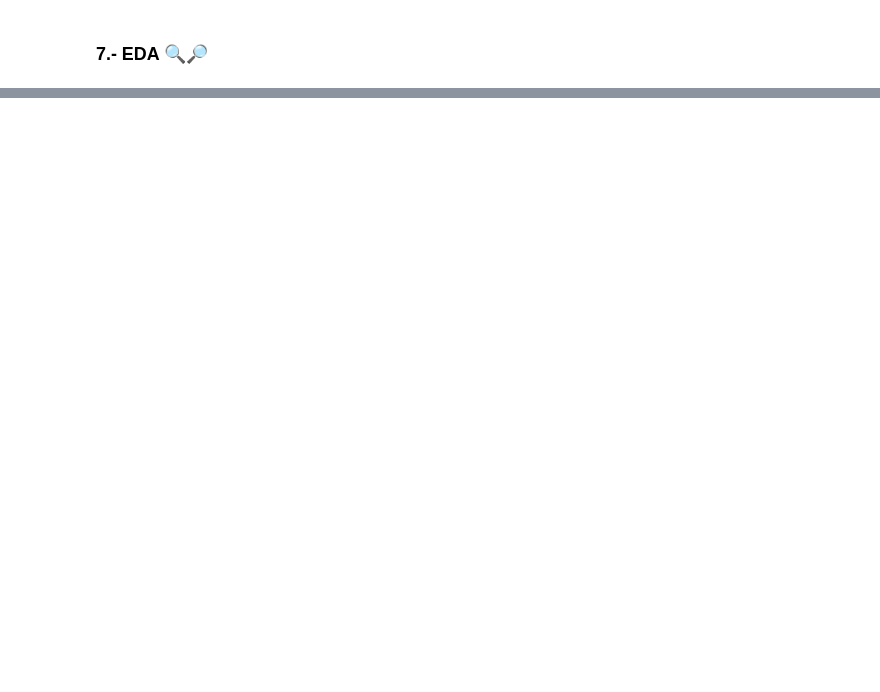
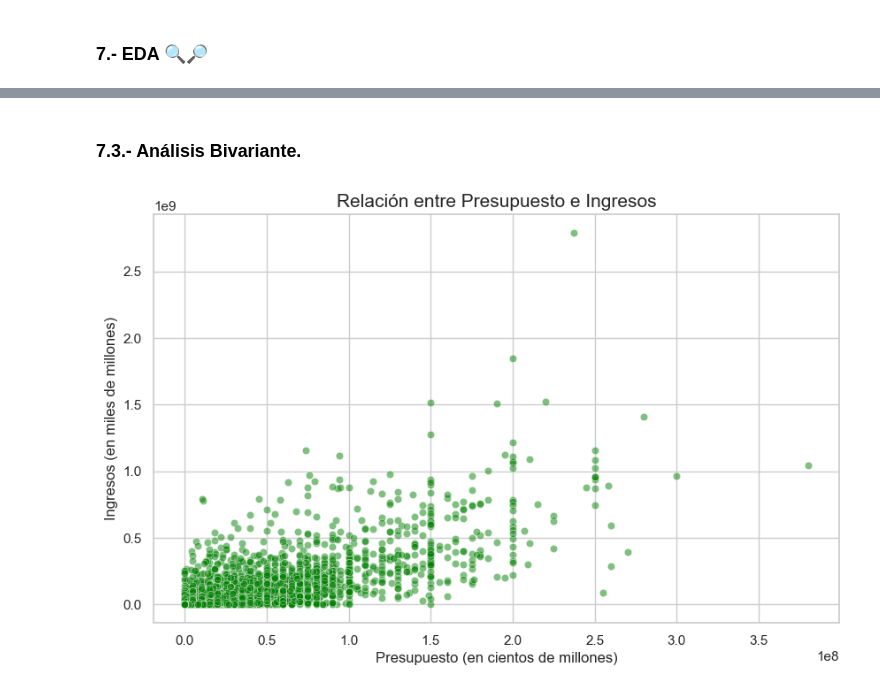
Before and after one commit to CesaReveron/An-lisis-de-Dataset-5000-Peliculas, a Jupyter notebook: analisis_previo.ipynb, the cells around one changed output, grey strips where cells are left out. Saved outputs shown, nothing was run; the diff lists cells and outputs as text; code cells hidden in the pictures; blank space fills up the shorter version.

```diff
--- a/analisis_previo.ipynb
+++ b/analisis_previo.ipynb
@@ -351,0 +389,14 @@ plt.rcParams['figure.figsize'] = (10, 6)
+# %% [markdown]
+### 7.3.- Análisis Bivariante.
+# %%
+plt.figure(figsize=(10,6))
+sns.scatterplot(data=df_analitico, x='presupuesto', y='ingresos', alpha=0.5, color='green')
+plt.title('Relación entre Presupuesto e Ingresos', fontsize=15)
+plt.xlabel('Presupuesto (en cientos de millones)')
+plt.ylabel('Ingresos (en miles de millones)')
+plt.show()
+
+# Insight escrito: "Existe una correlación positiva clara: las películas que más invierten
+# tienden a recaudar más, aunque hay 'outliers' (películas baratas que ganaron mucho)."
+# %% [output]
+[figure, added]
```
Also changed, not shown: parts of 5 cells of this notebook.
